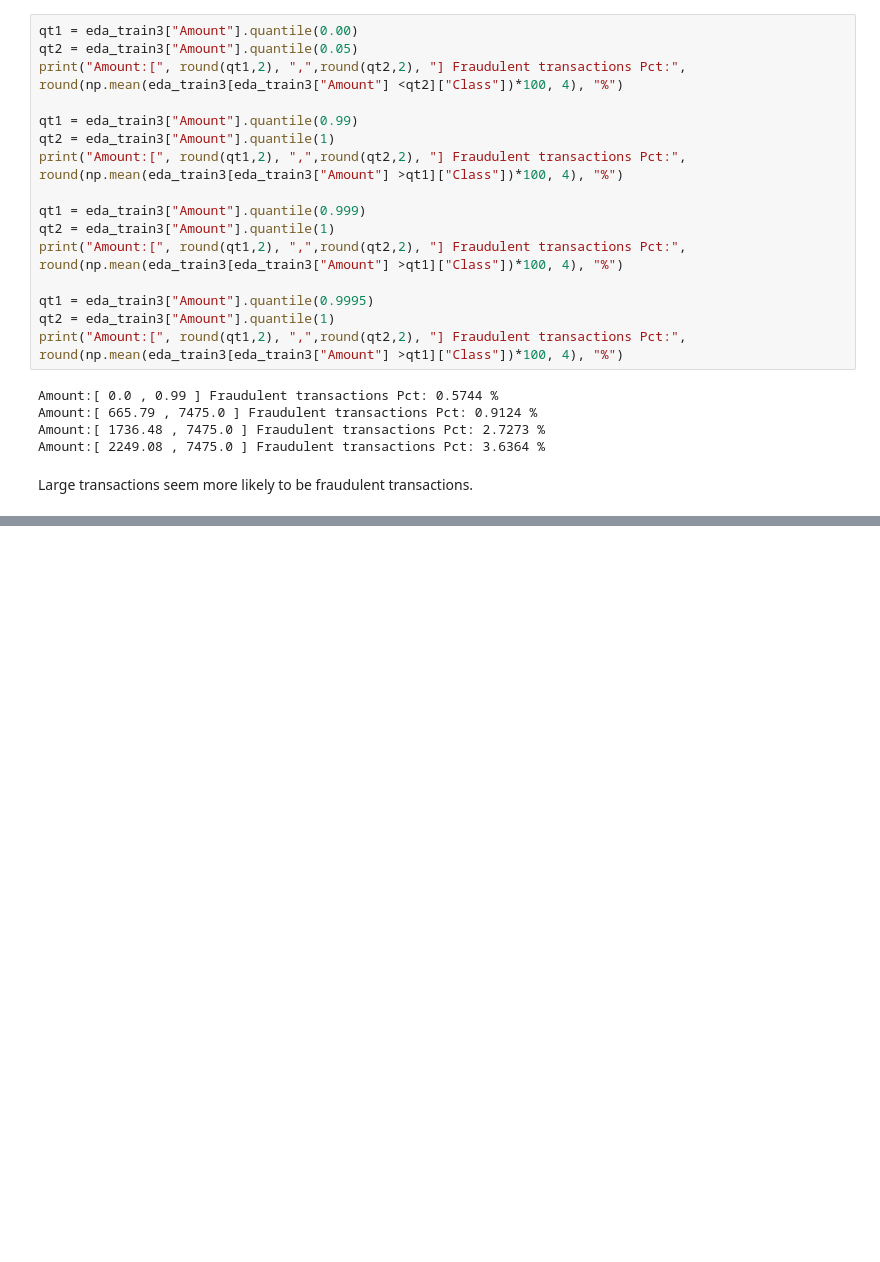
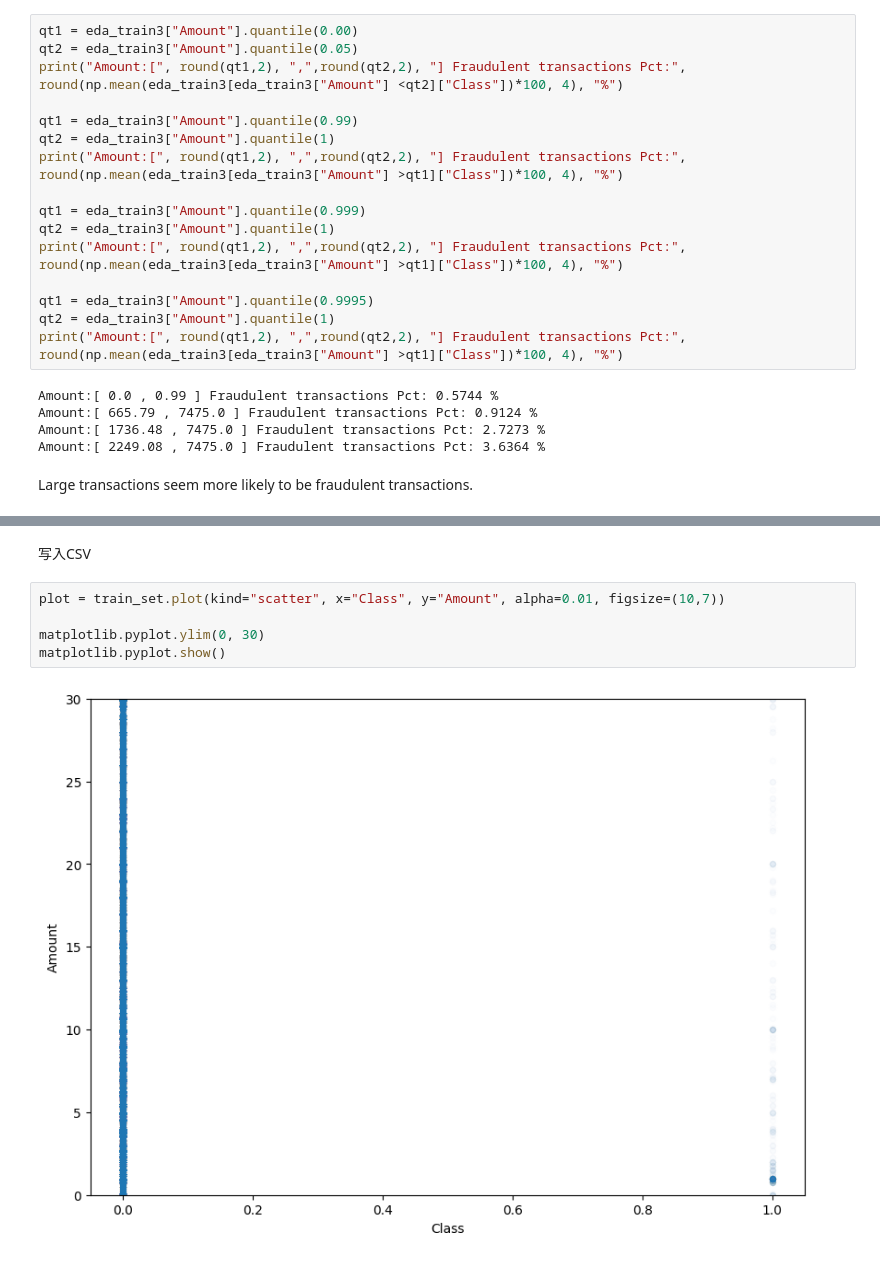
Before and after one commit to karryvrcs/id_5059_h2, a Jupyter notebook: eda.ipynb, the cells around one changed output, grey strips where cells are left out. Saved outputs shown, nothing was run; the diff lists cells and outputs as text; blank space fills up the shorter version.

```diff
--- a/eda.ipynb
+++ b/eda.ipynb
@@ -320,0 +501,9 @@ Large transactions seem more likely to be fraudulent transactions.
+# %% [markdown]
+写入CSV
+# %%
+plot = train_set.plot(kind="scatter", x="Class", y="Amount", alpha=0.01, figsize=(10,7))
+
+matplotlib.pyplot.ylim(0, 30)
+matplotlib.pyplot.show()
+# %% [output]
+[figure, added]
```
Also changed, not shown: parts of 36 cells of this notebook.
